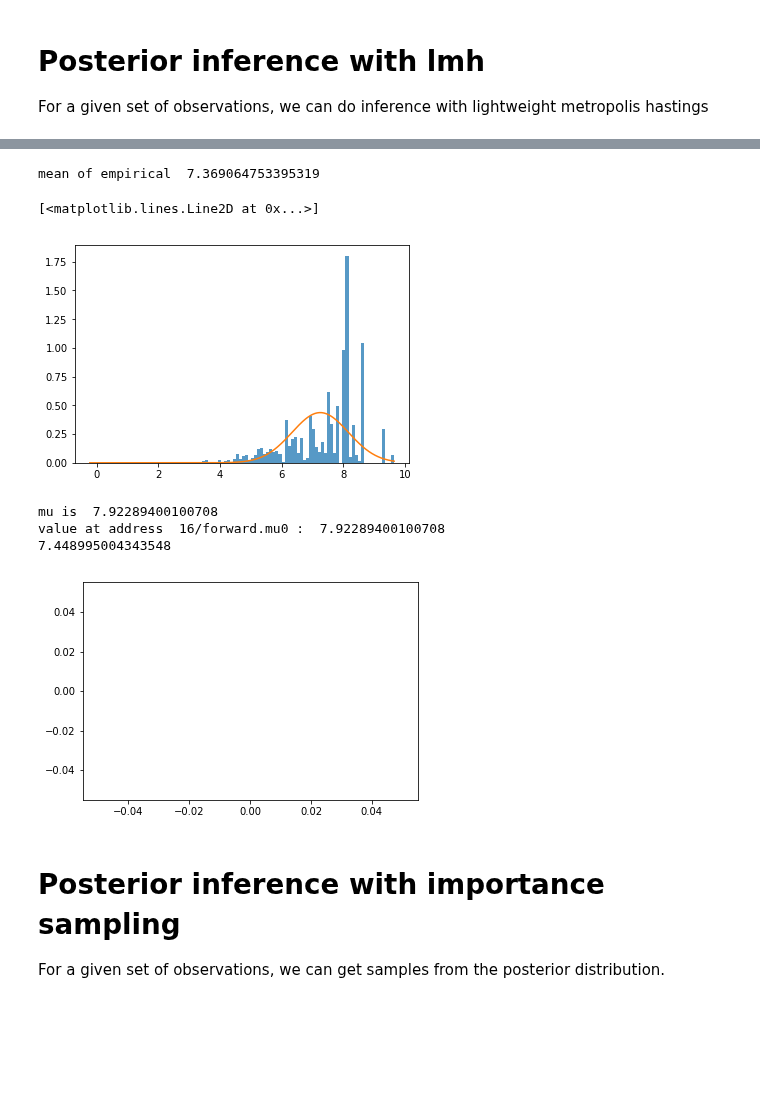
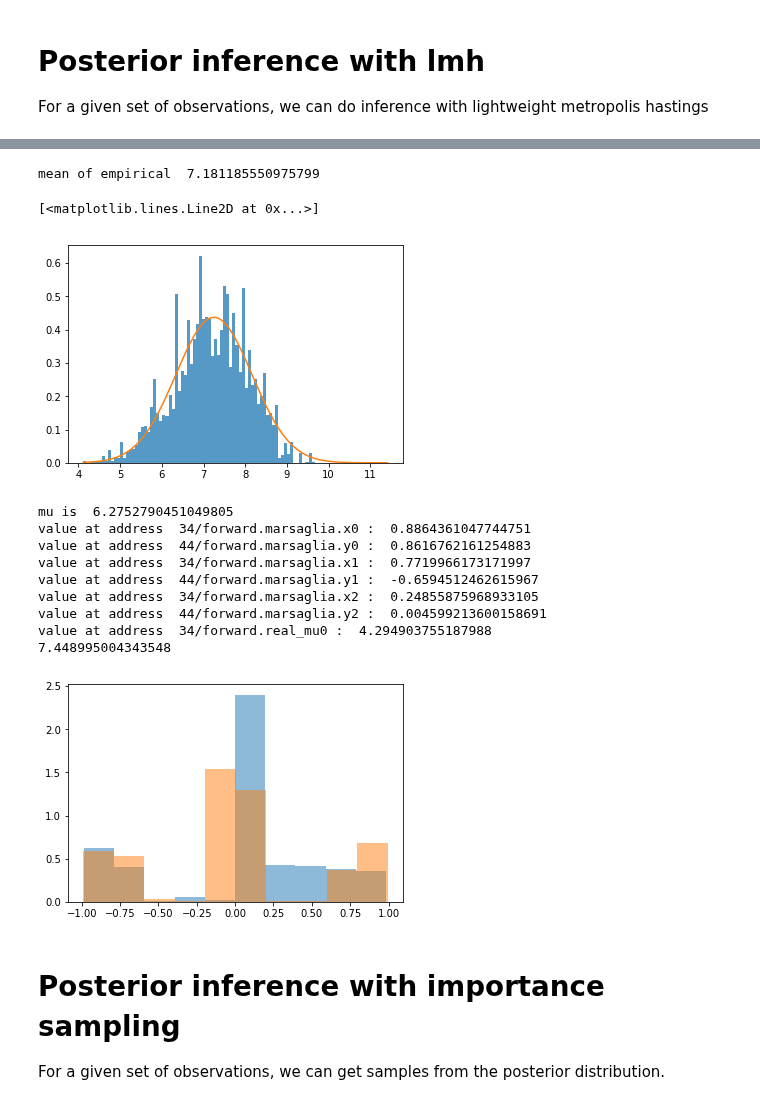
Before and after one commit to pyprob/pyprob, a Jupyter notebook: examples/gaussian_with_unknown_mean_marsaglia.ipynb, the cells around one changed output, grey strips where cells are left out. Drawn from its saved outputs; the diff is of its cells as text; code cells hidden in the pictures; blank space fills up the shorter version.

```diff
--- a/examples/gaussian_with_unknown_mean_marsaglia.ipynb
+++ b/examples/gaussian_with_unknown_mean_marsaglia.ipynb
@@ -32,14 +32,16 @@ class GaussianWithUnknownMeanMarsaglia(Model):
         uniform = Uniform(-1, 1)
         s = 1
         while float(s) >= 1:
-            x = pyprob.sample(uniform)
-            y = pyprob.sample(uniform)
+            x = pyprob.sample(uniform, replace=True)
+            y = pyprob.sample(uniform, replace=True)
             s = x*x + y*y
         return mean + stddev * (x * torch.sqrt(-2 * torch.log(s) / s))
 
     def forward(self, observation=[]):
         mu = self.marsaglia(self.prior_mean, self.prior_stddev)
+        #mu = pyprob.sample(Normal(self.prior_mean, self.prior_stddev))
         likelihood = Normal(mu, self.likelihood_stddev)
+        real_mu = pyprob.sample(likelihood)
         for o in observation:
             pyprob.observe(likelihood, o)
         return mu
@@ -53,9 +55,13 @@ class GaussianWithUnknownMean(Model):
 
     def forward(self, observation=[]):
         mu = pyprob.sample(Normal(self.prior_mean, self.prior_stddev))
-        std = pyprob.sample(Normal(1, 1))
-        likelihood = Normal(mu, std)
+        #std = pyprob.sample(Normal(2, 10))
+        likelihood = Normal(mu, self.likelihood_stddev)
+        #likelihood = Normal(mu, std)
+        #real_mu = pyprob.sample(likelihood)
+        #real_mu += mu
         for o in observation:
+            #pyprob.observe(Normal(real_mu, self.likelihood_stddev), o)
             pyprob.observe(likelihood, o)
         return mu
 
@@ -102,15 +108,17 @@ For a given set of observations, we can do inference with lightweight metropolis
 
         time_start = time.time()
         while len(samples) < num_samples:
-            log_pdf_old = old_trace.log_y()
+
             resample_index = random.randint(0, len(old_trace.samples) - 1)
             resample_address = old_trace.samples[resample_index].address
             new_trace = model._continue_trace_at_address(resample_address, old_trace, *args, **kwargs)
             #log_pdf_old += (new_trace.log_prob - new_trace.log_y())
-            log_pdf_new = new_trace.log_y()
-
-            accept_ratio = (log_pdf_new - log_pdf_old).data[0] + \
-                    math.log(float(len(old_trace.samples)) / len(new_trace.samples))
+            log_pdf_new = new_trace.log_y() + (old_trace.log_prob  - old_trace.log_y()) #+ math.log(len(old_trace.samples))
+            log_pdf_old = old_trace.log_y() + (new_trace.log_prob - new_trace.log_y()) #+ math.log(len(new_trace.samples))
+            #log_pdf_new += math.log(len(old_trace.samples))
+            #log_pdf_old += math.log(len(new_trace.samples))
+            accept_ratio = (log_pdf_new - log_pdf_old).data[0]
+            #math.log(float(1) / 2)
             #accept_ratio = (log_pdf_new - log_pdf_old).data[0]
             #  pdb.set_trace()
 
@@ -124,5 +132,5 @@ For a given set of observations, we can do inference with lightweight metropolis
                 i += 1
         return samples
 
-posterior_samples = _lmh_posterior(model_unknown, num_samples=50000, mixin=300000, observation=[8,9])
+posterior_samples = _lmh_posterior(model_unknown, num_samples=10000, mixin=10000, observation=[8,9])
 # %% [output]
@@ -130,26 +138,26 @@ posterior_samples = _lmh_posterior(model_unknown, num_samples=50000, mixin=30000
 # %%
 posterior_mu = []
 x0 = []
 y0 = []
 for sample in posterior_samples:
     posterior_mu.append(sample.result.data[0])
     for marginal in sample.samples:
-        if marginal.address == '34/forward.marsaglia.x2':
+        if marginal.address == '34/forward.marsaglia.x0':
             x0.append(marginal.value.data[0])
-        if marginal.address == '44/forward.marsaglia.y2':
+        if marginal.address == '44/forward.marsaglia.y0':
             y0.append(marginal.value.data[0])
         #print(marginal.address)
 
 #posterior_dist = model.posterior_distribution(traces=1000, use_inference_network=True, observation=[8,9])
 n, bins, patches = plt.hist(posterior_mu, bins=100, density=1, alpha=0.75)
 
 print("mean of empirical ", np.mean(posterior_mu))
 x = np.linspace(min(posterior_mu),max(posterior_mu),400)
 plt.plot(x, np.vectorize(correct_posterior)(x))
 # %% [output]
-mean of empirical  7.369064753395319
+mean of empirical  7.181185550975799
 [<matplotlib.lines.Line2D at 0x...>]
-[figure, old version]
+[figure, new version]
 # %%
 n, bins, patches = plt.hist(x0, normed=1, alpha=0.5)
 n, bins, patches = plt.hist(y0, normed=1, alpha=0.5)
@@ -169,10 +177,16 @@ s = x*x + y*y
 mu = mean + stddev * (x * math.sqrt(-2 * math.log(s) / s))
 print(mu)
 # %% [output]
-mu is  7.92289400100708
-value at address  16/forward.mu0 :  7.92289400100708
+mu is  6.2752790451049805
+value at address  34/forward.marsaglia.x0 :  0.8864361047744751
+value at address  44/forward.marsaglia.y0 :  0.8616762161254883
+value at address  34/forward.marsaglia.x1 :  0.7719966173171997
+value at address  44/forward.marsaglia.y1 :  -0.6594512462615967
+value at address  34/forward.marsaglia.x2 :  0.24855875968933105
+value at address  44/forward.marsaglia.y2 :  0.004599213600158691
+value at address  34/forward.real_mu0 :  4.294903755187988
 7.448995004343548
-[figure, old version]
+[figure, new version]
 # %% [markdown]
 # Posterior inference with importance sampling
 
```
Also changed, not shown: parts of 1 cell of this notebook.
